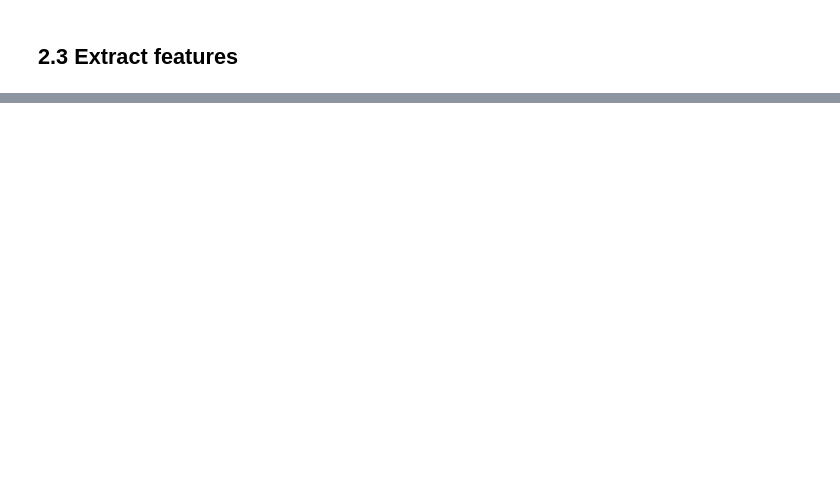
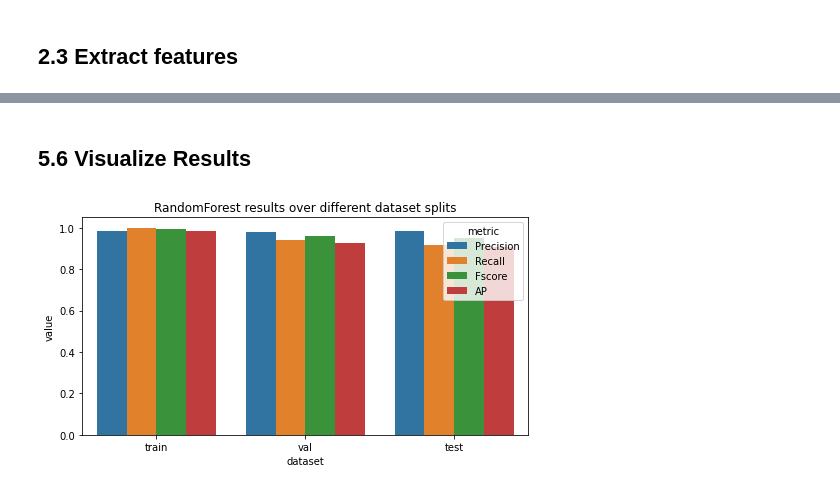
Before and after one commit to mjhof/similarity-modeling, a Jupyter notebook: notebooks/audio-based-feature-engineering.ipynb, the cells around one changed output, grey strips where cells are left out. Saved outputs shown, nothing was run; the diff lists cells and outputs as text; code cells hidden in the pictures; blank space fills up the shorter version.

Commit message:
final results

```diff
--- a/notebooks/audio-based-feature-engineering.ipynb
+++ b/notebooks/audio-based-feature-engineering.ipynb
@@ -478,0 +713,38 @@ print(cr)
+# %%
+# precision, recall, fscore
+prf = {}
+prf["train"] = metrics.precision_recall_fscore_support(y_train, y_hat_train_discrete, average="binary")
+prf["val"] = metrics.precision_recall_fscore_support(y_valid, y_hat_val_discrete, average="binary")
+prf["test"] = metrics.precision_recall_fscore_support(y_test, y_hat_test_discrete, average="binary")
+
+# average precision
+ap = {}
+ap["train"] = metrics.average_precision_score(y_train, y_hat_train_discrete)
+ap["val"] = metrics.average_precision_score(y_valid, y_hat_val_discrete)
+ap["test"] = metrics.average_precision_score(y_test, y_hat_test_discrete)
+# %% [markdown]
+## 5.6 Visualize Results
+# %%
+# make dataframe
+res_holder = []
+for ds in ["train", "val", "test"]:
+    precision = {"dataset": ds, "metric": "Precision", "value": prf[ds][0]}
+    recall = {"dataset": ds, "metric": "Recall", "value": prf[ds][1]}
+    fscore = {"dataset": ds, "metric": "Fscore", "value": prf[ds][2]}
+    avg_precision = {"dataset": ds, "metric": "AP", "value": ap[ds]}
+    res_holder.append(precision)
+    res_holder.append(recall)
+    res_holder.append(fscore)
+    res_holder.append(avg_precision)
+
+res_df = pd.DataFrame(res_holder)
+
+# plot
+_, ax = plt.subplots(figsize=(8, 4))
+g = sns.barplot(data=res_df, x="dataset", y="value", hue="metric", ax=ax).set(
+    title="RandomForest results over different dataset splits"
+)
+
+plt.show()
+# %% [output]
+[figure, added]
```
Also changed, not shown: parts of 43 cells of this notebook, 3 other files.
